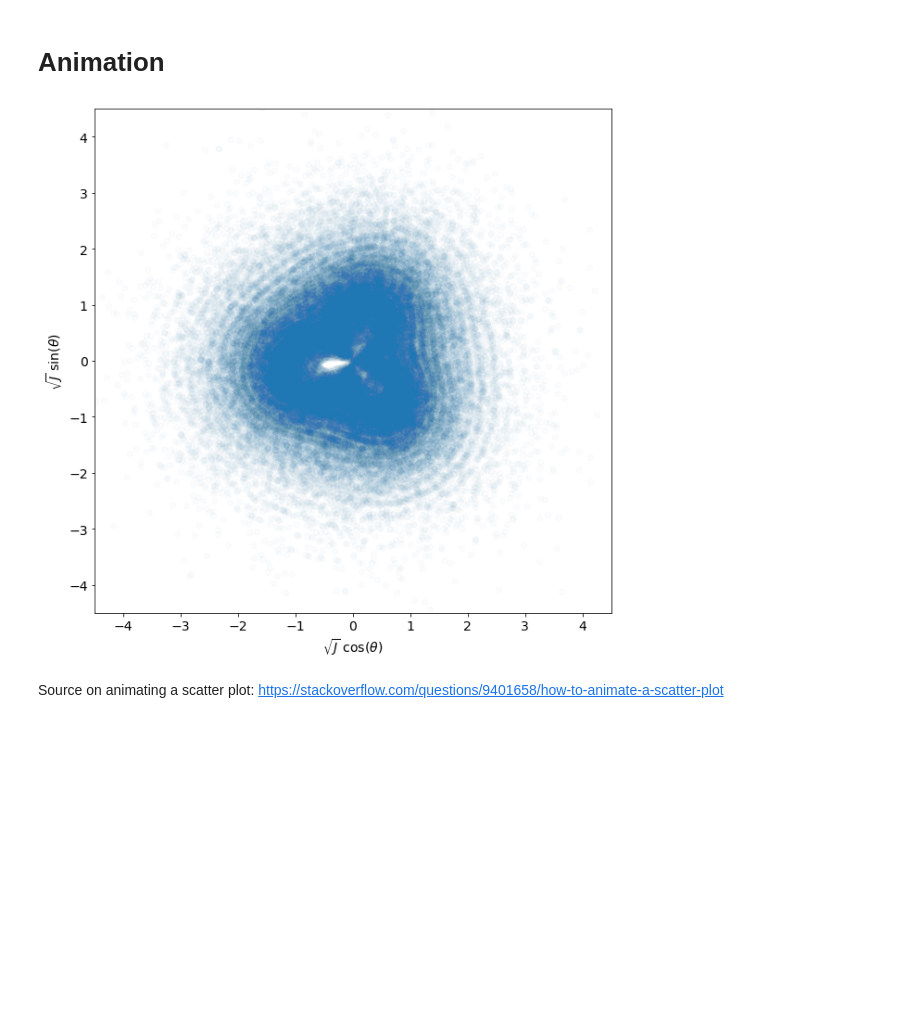
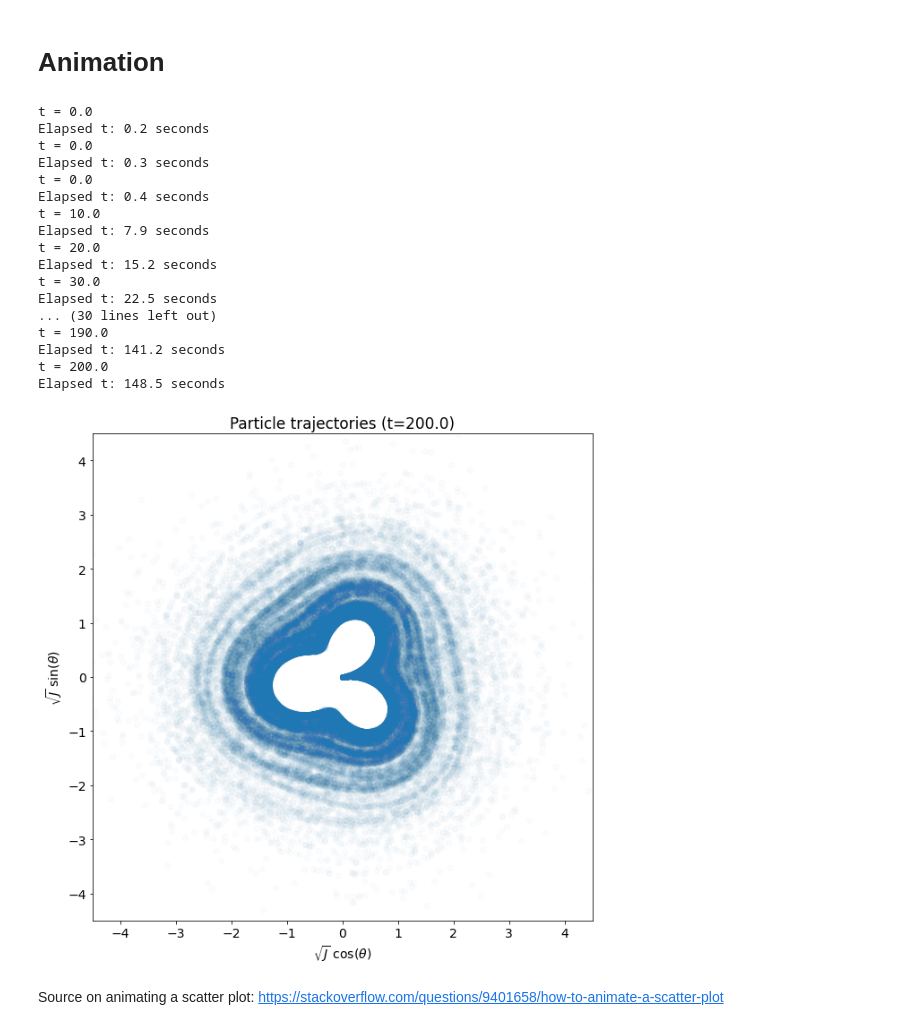
Before and after one commit to Jupiter1994/plasma-echo, a Jupyter notebook: Computing Particle Trajectories.ipynb, the cells around one changed output. Drawn from its saved outputs; the diff is of its cells as text; code cells hidden in the pictures; blank space fills up the shorter version.

```diff
--- a/Computing Particle Trajectories.ipynb
+++ b/Computing Particle Trajectories.ipynb
@@ -129,7 +129,7 @@ N = (int) (1e5) # number of particles
 
 # time range
 tmin = 0
-tmax = 300
+tmax = 200
 tstep = 0.5
 ts = np.arange(tmin, tmax+tstep, tstep)
 
@@ -197,7 +197,7 @@ start = time.time()
 
 # simulating pointers with a dictionary... not ideal but we'll see if it works
 # source: https://realpython.com/pointers-in-python/#using-python-objects
-variables = {"hammer1_has_hit": False, "hammer2_has_hit": False, "J_is_valid": np.ones(N, dtype=bool), \
+variables = {"hammer1_has_hit": False, "hammer2_has_hit": False, \
              "thetas": thetas, "Js": Js, "Omegas": Omegas}
 
 def updatefig(i):
@@ -210,45 +210,63 @@ def updatefig(i):
     # update Js, Omegas iff there's a hammer
     if (~variables["hammer1_has_hit"] and t >= t1):
         variables["Js"] += n1 * A1 * np.sin(n1 * variables["thetas"])
         variables["Omegas"] = compute_Omega(variables["Js"])
         variables["hammer1_has_hit"] = True
     if (~variables["hammer2_has_hit"] and t >= t2):
         variables["Js"] += n2 * A2 * np.sin(n2 * variables["thetas"])
         variables["Omegas"] = compute_Omega(variables["Js"])
         variables["hammer2_has_hit"] = True
 
     # update thetas
     variables["thetas"] += np.mod(Omegas * tstep, 2*np.pi)
 
+    ## move negative-J particles to J~0 orbits
+    J_is_negative = (variables["Js"] < 0)
+    variables["Js"][J_is_negative] = 1e-4
+
+    ## convert coordinates to (z, v_z)
     zs, vzs = pol2cart(variables["thetas"], variables["Js"])
 
-    ## remove particles on negative J orbits
-    # omit invalid points for all subsequent times
-    # variables["J_is_valid"] = (variables["Js"] > 0) & variables["J_is_valid"]
-    # omit invalid points for just this timeframe
-    variables["J_is_valid"] = (variables["Js"] > 0)
-    zs = zs[variables["J_is_valid"]]
-    vzs = vzs[variables["J_is_valid"]]
+    ## compute "delta n"
+    z_tolerance = 1e-2
+    z_max = max(np.abs(zs))
+    # "mean density"; ie, N divided by # of z bins with width 2*z_tolerance
+    n_mean = N / (z_max/z_tolerance)
 
-    ## compute "delta n"
-    z_tolerance = 0.001
-    delta_n = np.sum(np.abs(zs) < z_tolerance)
+    delta_n = np.sum(np.abs(zs) < z_tolerance) - n_mean
     delta_n_array.append(delta_n)
 
     # make plot
     data = np.transpose((zs, vzs))
     scat.set_offsets(data)
     plt.title('Particle trajectories (t=' + str(t) + ')')
     return scat,
 
 
-make_animation = False
+make_animation = True
 if make_animation:
     ani = animation.FuncAnimation(fig, updatefig, interval=100, frames=len(ts), \
             blit=True)
     ani.save("Sampled_trajectories_temp.mp4")
 # %% [output]
+t = 0.0
+Elapsed t: 0.2 seconds
+t = 0.0
+Elapsed t: 0.3 seconds
+t = 0.0
+Elapsed t: 0.4 seconds
+t = 10.0
+Elapsed t: 7.9 seconds
+t = 20.0
+Elapsed t: 15.2 seconds
+t = 30.0
+Elapsed t: 22.5 seconds
+... (30 lines left out)
+t = 190.0
+Elapsed t: 141.2 seconds
+t = 200.0
+Elapsed t: 148.5 seconds
-[figure, old version]
+[figure, new version]
 # %% [markdown]
 Source on animating a scatter plot: https://stackoverflow.com/questions/9401658/how-to-animate-a-scatter-plot
 # %%
```
Also changed, not shown: parts of 2 cells of this notebook, 1 other file.
